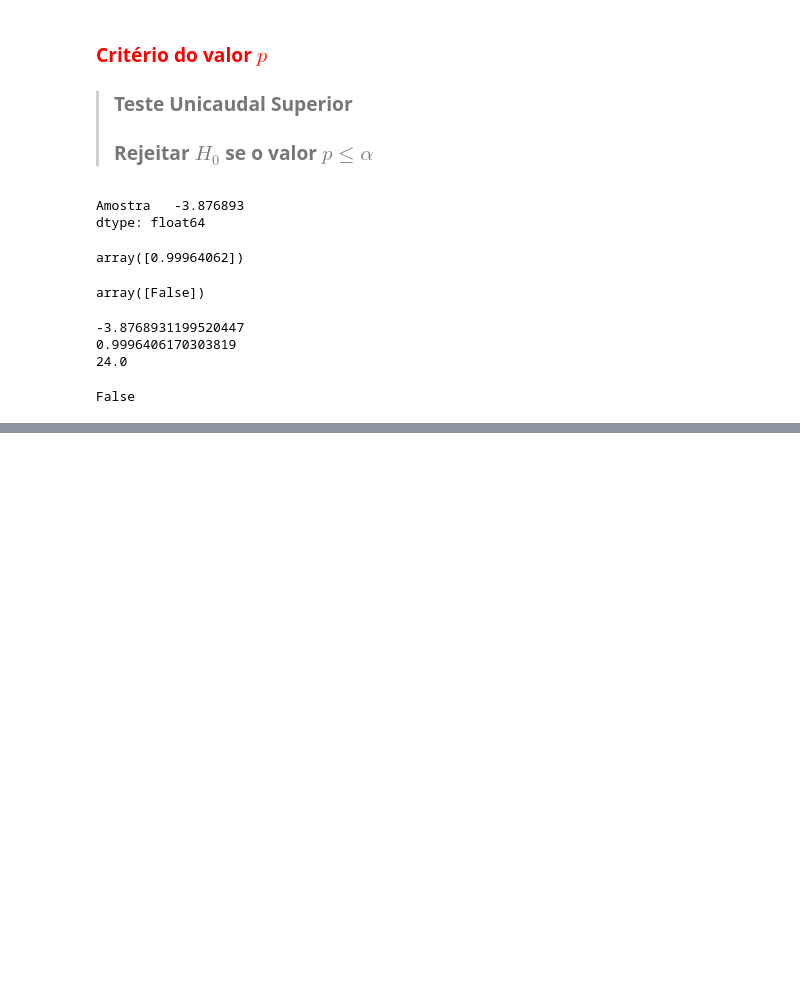
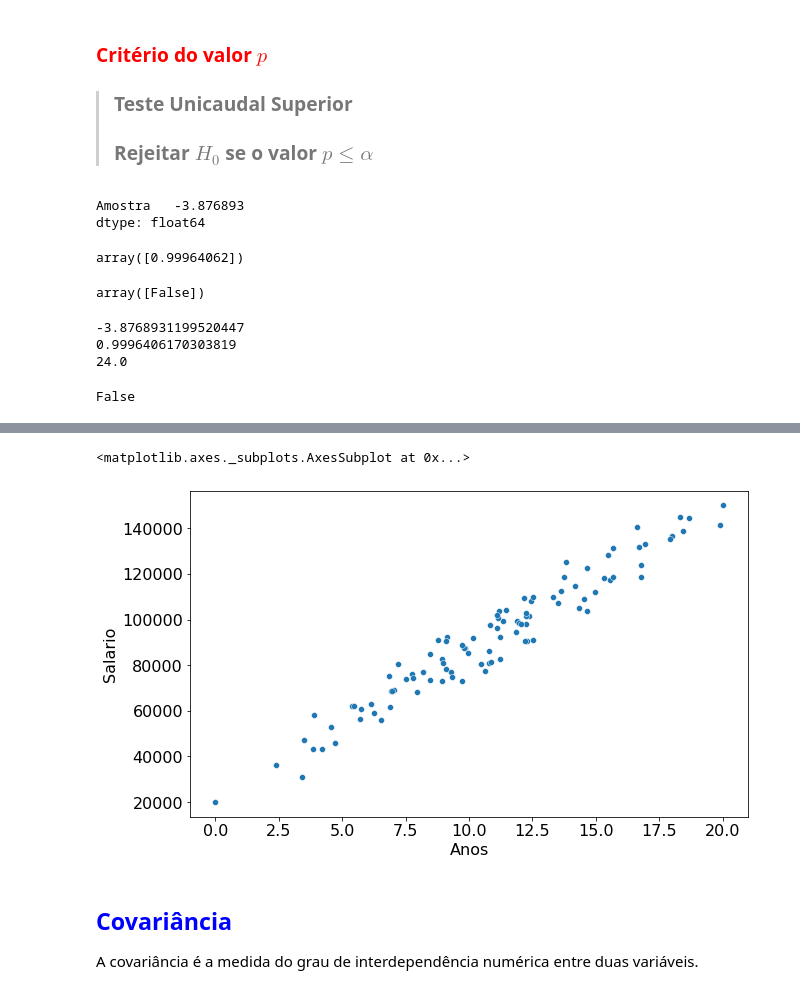
Before and after one commit to GuilhermeRuy97/BootcampDataScience, a Jupyter notebook: resumo_estatistica.ipynb, the cells around one changed output, grey strips where cells are left out. Drawn from its saved outputs; the diff is of its cells as text; code cells hidden in the pictures; blank space fills up the shorter version.

```diff
--- a/resumo_estatistica.ipynb
+++ b/resumo_estatistica.ipynb
@@ -991,0 +1071,4 @@ False
+# %%
+url = 'https://raw.githubusercontent.com/allanspadini/linear_estatistica/main/media_salarial.csv'
+# %%
+salarial = pd.read_csv(url,sep='\t')
@@ -991,0 +1086,13 @@ False
+# %%
+import matplotlib as mpl
+mpl.rcParams['font.size'] = 16
+mpl.rcParams['figure.figsize'] = [10,6]
+# %%
+sns.scatterplot(x='Anos',y='Salario',data=salarial)
+# %% [output]
+<matplotlib.axes._subplots.AxesSubplot at 0x...>
+[figure, added]
+# %% [markdown]
+## <font color=blue> Covariância </font>
+
+A covariância é a medida do grau de interdependência numérica entre duas variáveis.
```
Also changed, not shown: parts of 59 cells of this notebook.
